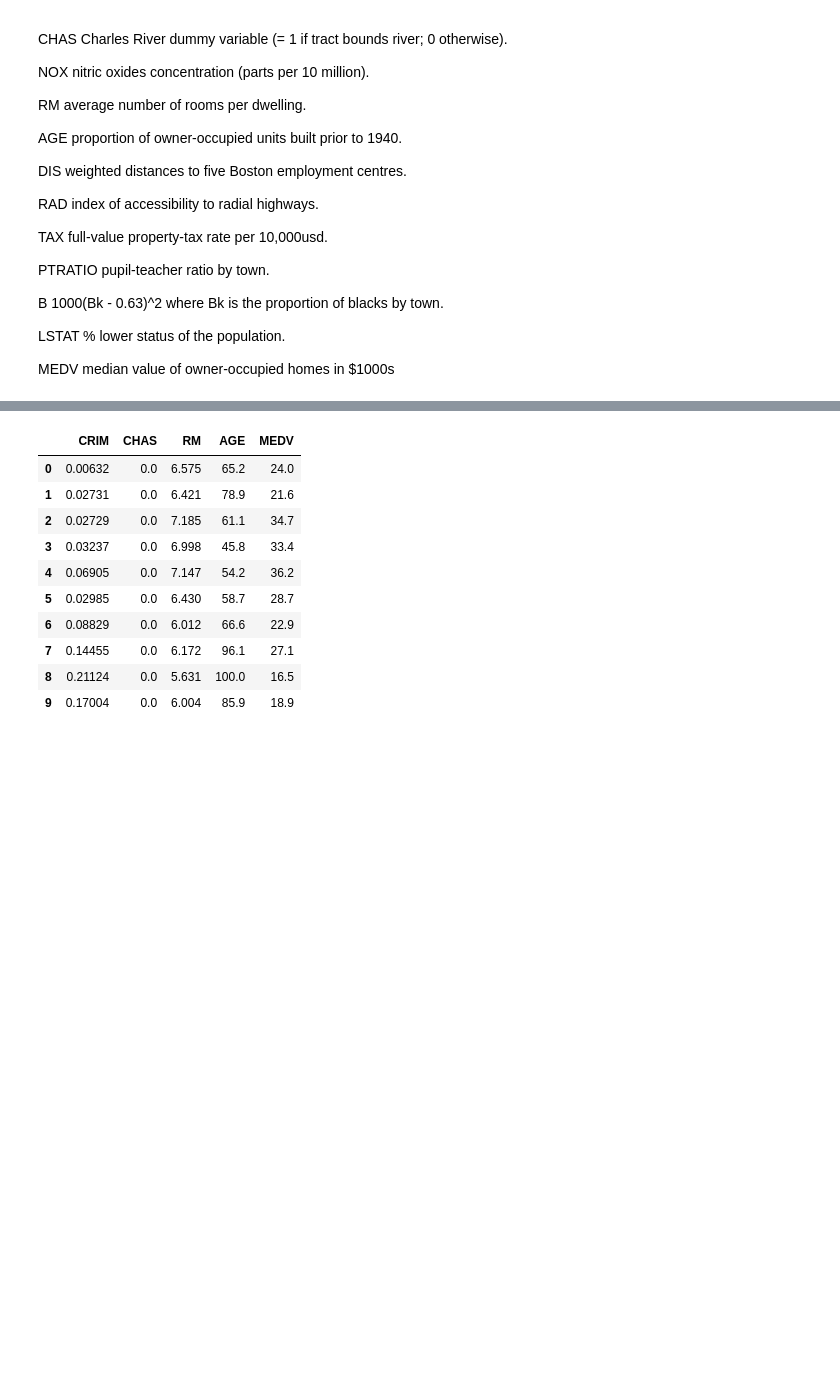
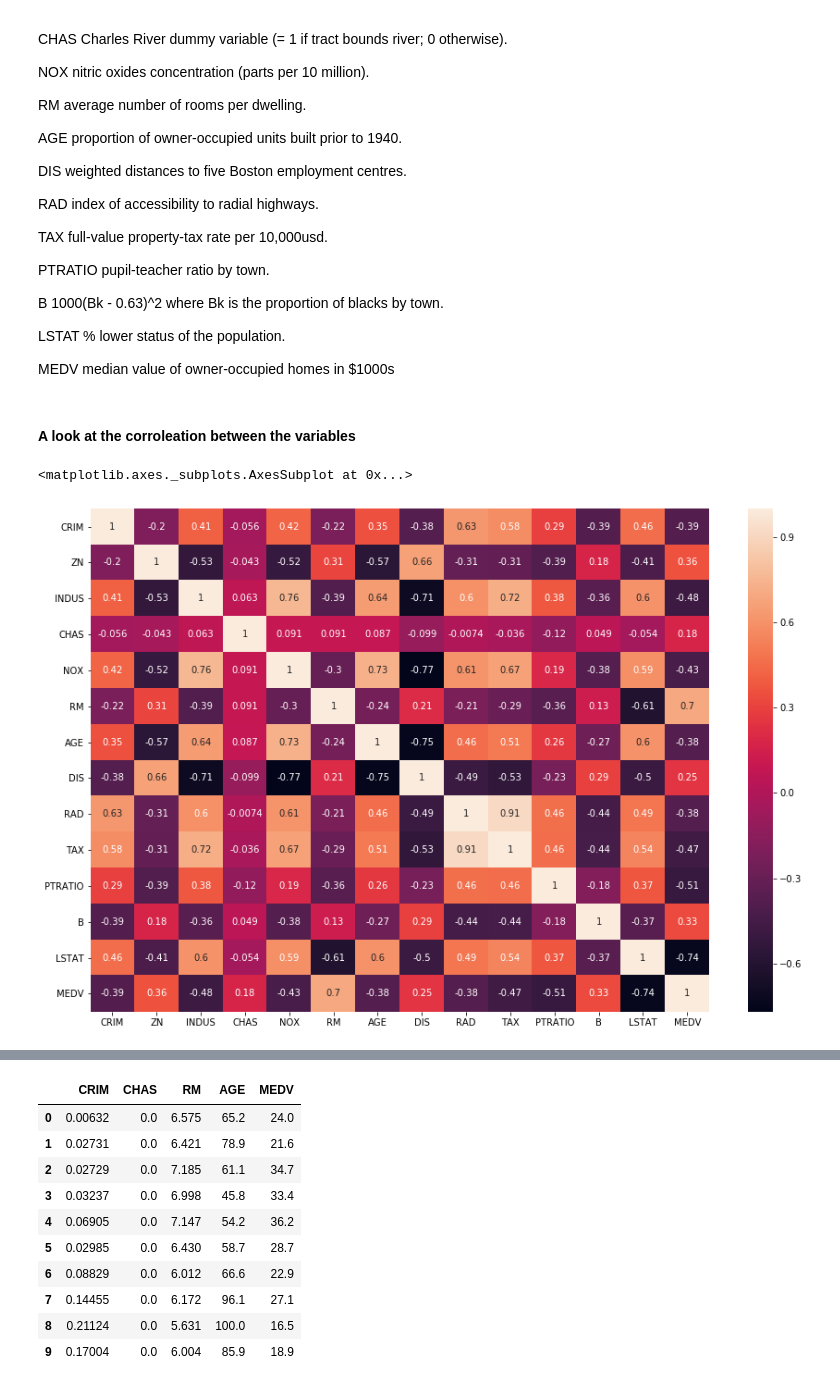
Before and after one commit to TommyVaughan/Boston-House-Prices, a Jupyter notebook: Machine Learning & Statistics - Boston House Prices.ipynb, the cells around one changed output, grey strips where cells are left out. Saved outputs shown, nothing was run; the diff lists cells and outputs as text; code cells hidden in the pictures; blank space fills up the shorter version.

Commit message:
Added correlation matrix and compared variables

```diff
--- a/Machine Learning & Statistics - Boston House Prices.ipynb
+++ b/Machine Learning & Statistics - Boston House Prices.ipynb
@@ -78,3 +78,12 @@ B 1000(Bk - 0.63)^2 where Bk is the proportion of blacks by town.
 LSTAT % lower status of the population.
 
 MEDV median value of owner-occupied homes in $1000s
+# %% [markdown]
+#### A look at the corroleation between the variables
+# %%
+correlation_matrix = boston.corr()
+plt.figure(figsize=(15,10))
+sns.heatmap(data=correlation_matrix, annot=True)
+# %% [output]
+<matplotlib.axes._subplots.AxesSubplot at 0x...>
+[figure, added]
```
Also changed, not shown: parts of 23 cells of this notebook.
